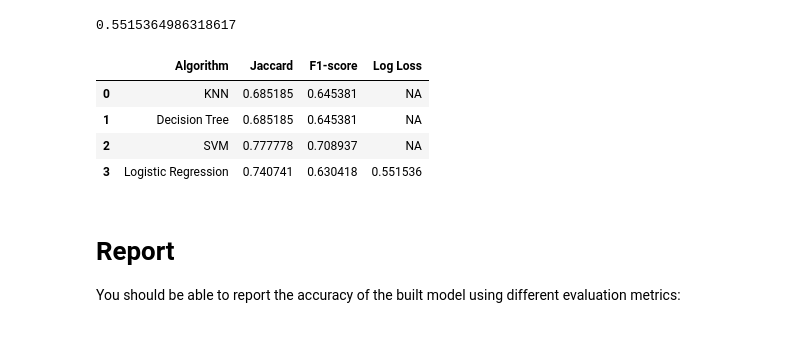
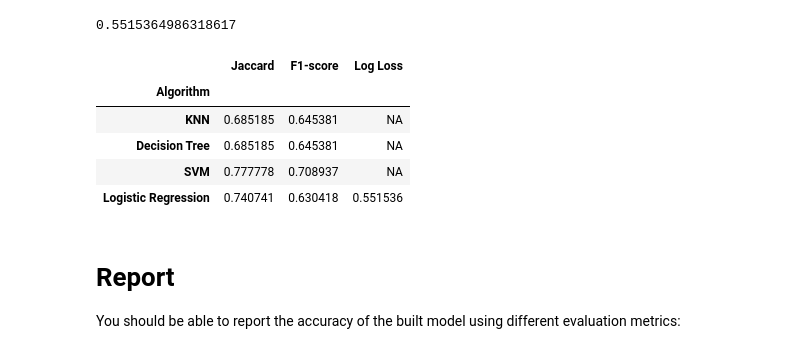
Before and after one commit to olumighty1/Machine_learning_models_for_loan_classification_Coursera, a Jupyter notebook: The best loan application classifier.ipynb, the cells around one changed output. Saved outputs shown, nothing was run; the diff lists cells and outputs as text; code cells hidden in the pictures.

```diff
--- a/The best loan application classifier.ipynb
+++ b/The best loan application classifier.ipynb
@@ -880,14 +880,15 @@ report['Log Loss'] = ['NA', 'NA', 'NA', lr_logloss]
 0.5515364986318617
 # %%
 report_df = pd.DataFrame(report)
-#report_df.set_index('Algorithm')
+report_df.set_index('Algorithm', inplace=True)
 report_df
 # %% [output]
-|  | Algorithm | Jaccard | F1-score | Log Loss |
-| 0 | KNN | 0.685185 | 0.645381 | NA |
-| 1 | Decision Tree | 0.685185 | 0.645381 | NA |
-| 2 | SVM | 0.777778 | 0.708937 | NA |
-| 3 | Logistic Regression | 0.740741 | 0.630418 | 0.551536 |
+|  | Jaccard | F1-score | Log Loss |
+| Algorithm |  |  |  |
+| KNN | 0.685185 | 0.645381 | NA |
+| Decision Tree | 0.685185 | 0.645381 | NA |
+| SVM | 0.777778 | 0.708937 | NA |
+| Logistic Regression | 0.740741 | 0.630418 | 0.551536 |
 # %% [markdown]
 # Report
 You should be able to report the accuracy of the built model using different evaluation metrics:
```
Also changed, not shown: parts of 4 cells of this notebook.
